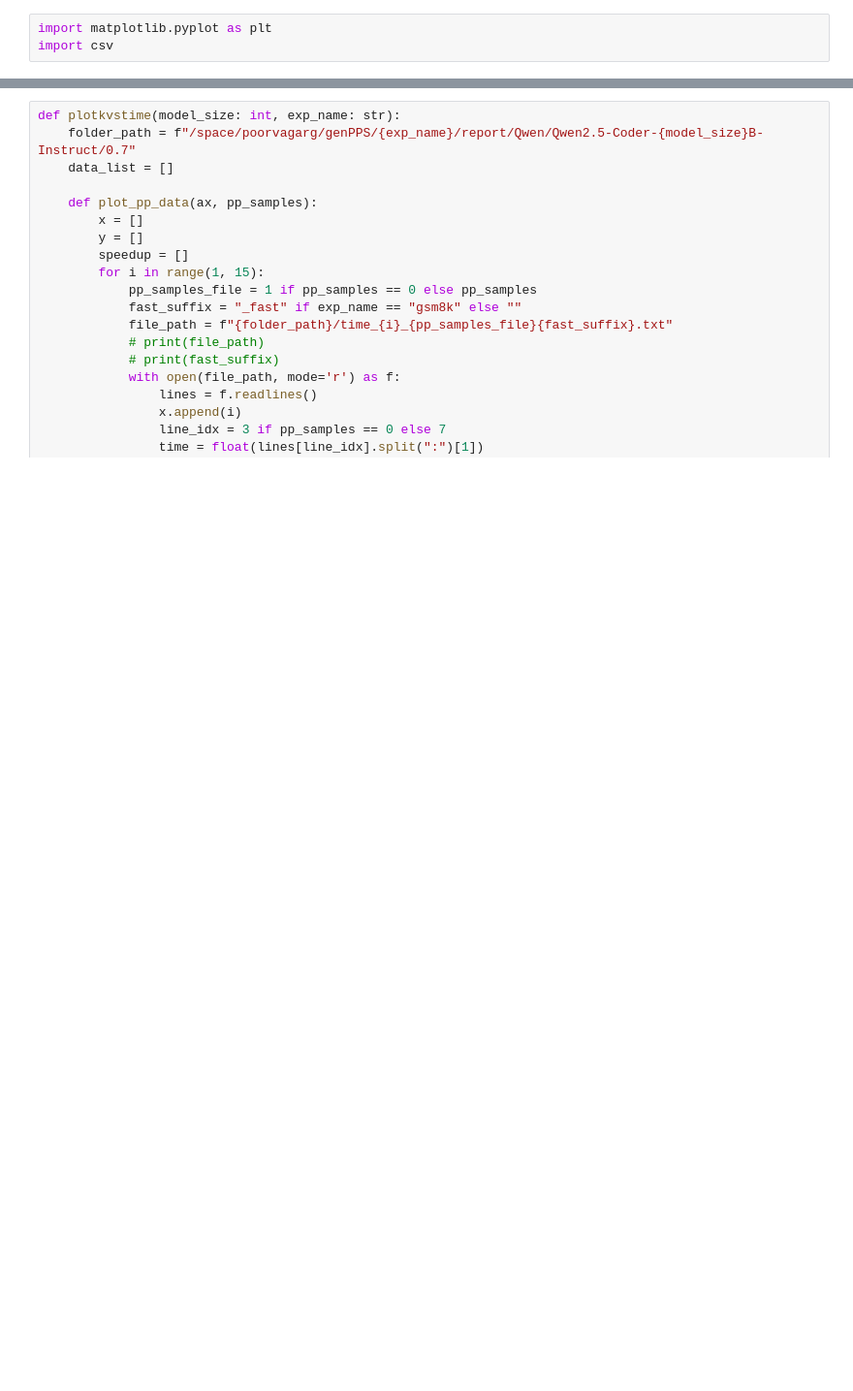
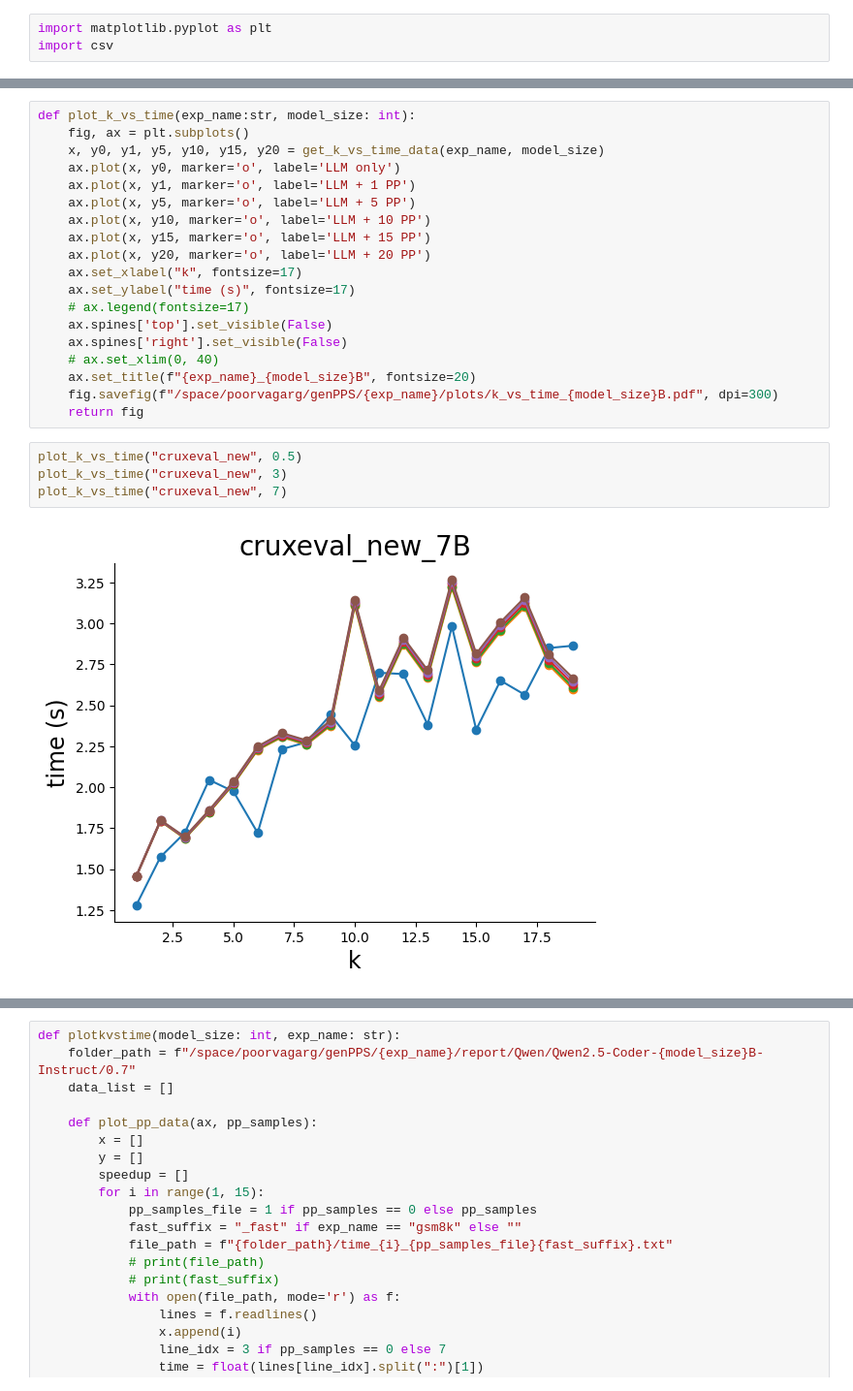
Before and after one commit to danielmisrael/PPoT, a Jupyter notebook: gsm8k/plot.ipynb, the cells around one changed output, grey strips where cells are left out. Shown at 97% size. Cells and saved outputs as stored; diff of their text form; blank space fills up the shorter version.

```diff
--- a/gsm8k/plot.ipynb
+++ b/gsm8k/plot.ipynb
@@ -3,0 +107,25 @@ import csv
+# %%
+def plot_k_vs_time(exp_name:str, model_size: int):
+    fig, ax = plt.subplots()
+    x, y0, y1, y5, y10, y15, y20 = get_k_vs_time_data(exp_name, model_size)
+    ax.plot(x, y0, marker='o', label='LLM only')
+    ax.plot(x, y1, marker='o', label='LLM + 1 PP')
+    ax.plot(x, y5, marker='o', label='LLM + 5 PP')
+    ax.plot(x, y10, marker='o', label='LLM + 10 PP')
+    ax.plot(x, y15, marker='o', label='LLM + 15 PP')
+    ax.plot(x, y20, marker='o', label='LLM + 20 PP')
+    ax.set_xlabel("k", fontsize=17)
+    ax.set_ylabel("time (s)", fontsize=17)
+    # ax.legend(fontsize=17)
+    ax.spines['top'].set_visible(False)
+    ax.spines['right'].set_visible(False)
+    # ax.set_xlim(0, 40)
+    ax.set_title(f"{exp_name}_{model_size}B", fontsize=20)
+    fig.savefig(f"/space/poorvagarg/genPPS/{exp_name}/plots/k_vs_time_{model_size}B.pdf", dpi=300)
+    return fig
+# %%
+plot_k_vs_time("cruxeval_new", 0.5)
+plot_k_vs_time("cruxeval_new", 3)
+plot_k_vs_time("cruxeval_new", 7)
+# %% [output]
+[figure, added]
```
Also changed, not shown: parts of 7 cells of this notebook, 47 other files.
